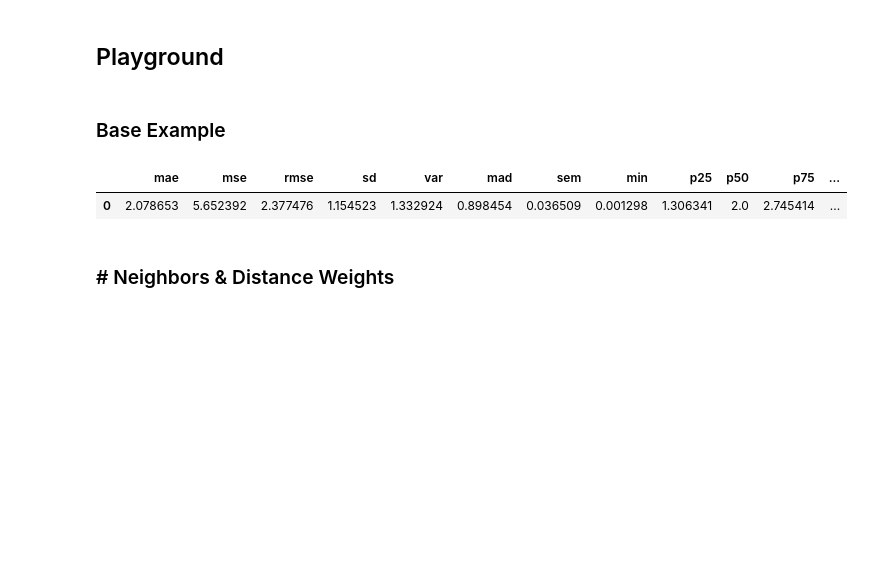
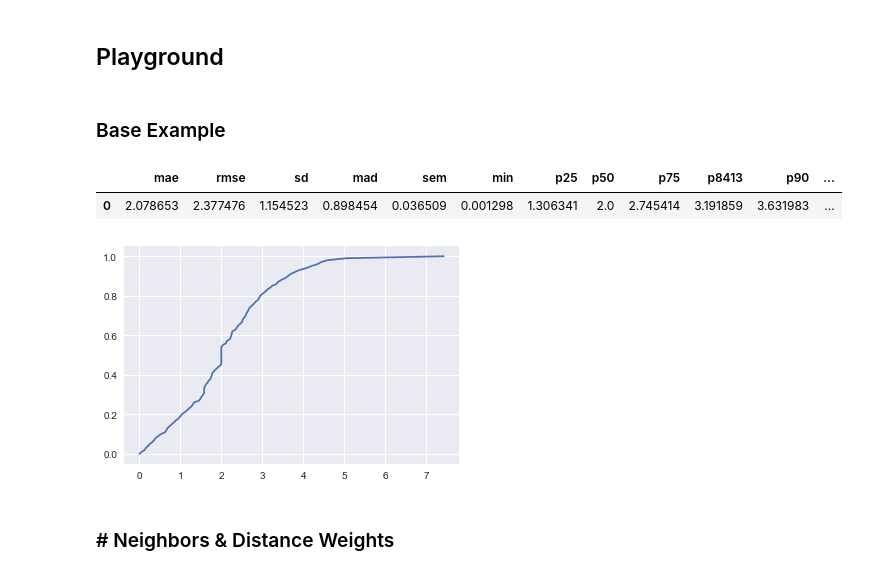
Before and after one commit to YanuX-Framework/YanuX-Cruncher, a Jupyter notebook: WifiFingerprintingExperiments.ipynb, the cells around one changed output. Drawn from its saved outputs; the diff is of its cells as text; code cells hidden in the pictures; blank space fills up the shorter version.

```diff
--- a/WifiFingerprintingExperiments.ipynb
+++ b/WifiFingerprintingExperiments.ipynb
@@ -45,10 +45,8 @@ import statsmodels.api as sm                          # Statsmodels - Statistics
 def experiment_metrics(result):
     metrics = collections.OrderedDict([
         ("mae",  result["error"].abs().mean()),
-        ("mse",  (result["error"]**2).mean()),
         ("rmse", np.sqrt((result["error"]**2).mean())),
         ("sd",   result["error"].std()),
-        ("var",  result["error"].var()),
         ("mad",  result["error"].mad()),
         ("sem",  result["error"].sem()),
         ("min",  result["error"].min()),
@@ -300,34 +298,39 @@ default_data_scenario_groups = default_data_scenario["x"].map(str)+","+default_d
 # %%
 n_neighbors=15
 weights="distance"
 metric="braycurtis"
 nan_filler = default_data_scenario[mac_addresses].min().min()*1.001
 scaler = preprocessing.StandardScaler()
 cross_validation = LeaveOneGroupOut()
 
 curr_data  = default_data_scenario.fillna(nan_filler)
 
 curr_result = knn_experiment_cv(curr_data,
                                 cross_validation.split(curr_data[mac_addresses],
                                                        curr_data[coord_cols],
                                                        groups=default_data_scenario_groups),
                                 mac_addresses,
                                 coord_cols,
                                 scaler=scaler,
                                 algorithm="brute",
                                 n_neighbors=n_neighbors,
                                 weights=weights,
                                 metric=metric)
 
 curr_metrics = experiment_metrics(curr_result)
 metrics_table = pd.DataFrame([curr_metrics], columns=list(curr_metrics.keys()))
+
 #show table
 display(metrics_table)
 
+percentiles = np.linspace(0.0, 1.0, num=101)
+plt.plot(curr_result["error"].quantile(q=percentiles), percentiles, )
+
 curr_result.to_csv(output_data_directory+"/base-results.csv")
 # %% [output]
-|  | mae | mse | rmse | sd | var | mad | sem | min | p25 | p50 | p75 | ... |
-| 0 | 2.078653 | 5.652392 | 2.377476 | 1.154523 | 1.332924 | 0.898454 | 0.036509 | 0.001298 | 1.306341 | 2.0 | 2.745414 | ... |
+|  | mae | rmse | sd | mad | sem | min | p25 | p50 | p75 | p8413 | p90 | ... |
+| 0 | 2.078653 | 2.377476 | 1.154523 | 0.898454 | 0.036509 | 0.001298 | 1.306341 | 2.0 | 2.745414 | 3.191859 | 3.631983 | ... |
+[figure, added]
 # %% [markdown]
 ### # Neighbors & Distance Weights
 # %%
```
Also changed, not shown: parts of 5 cells of this notebook.
